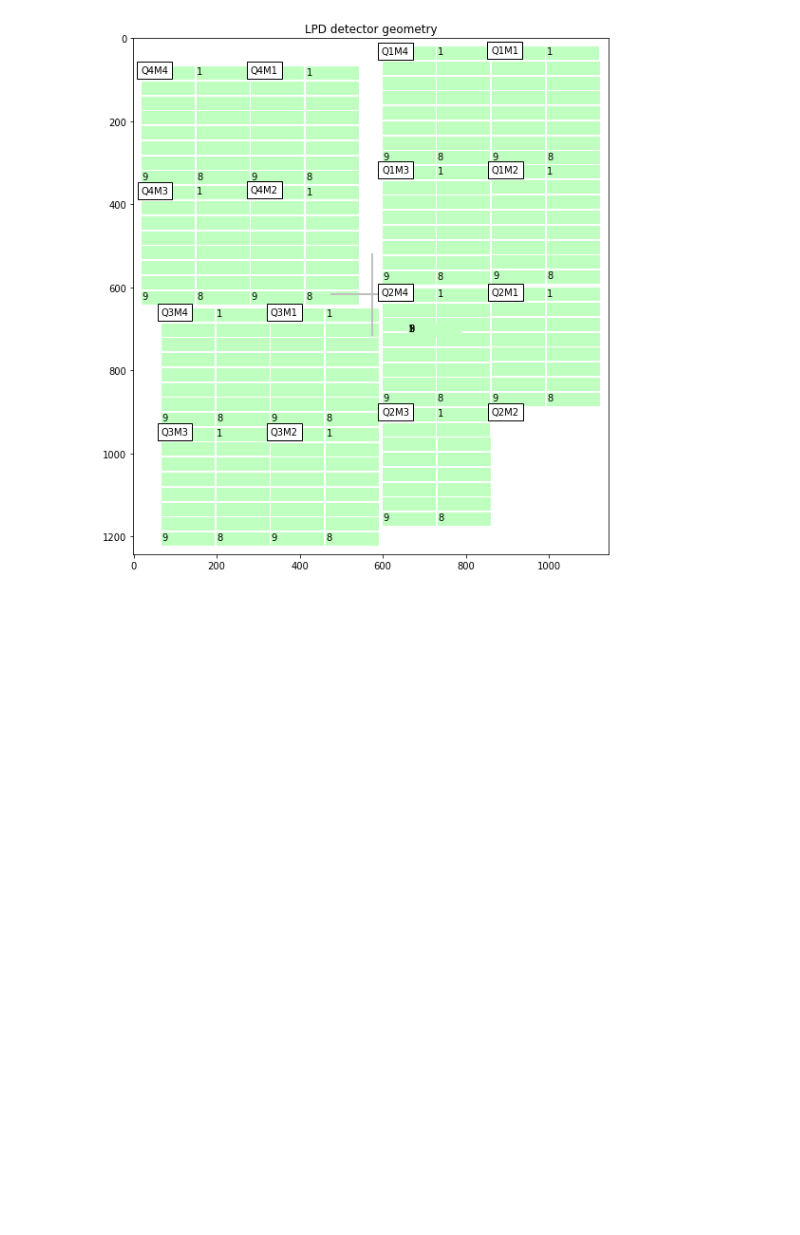
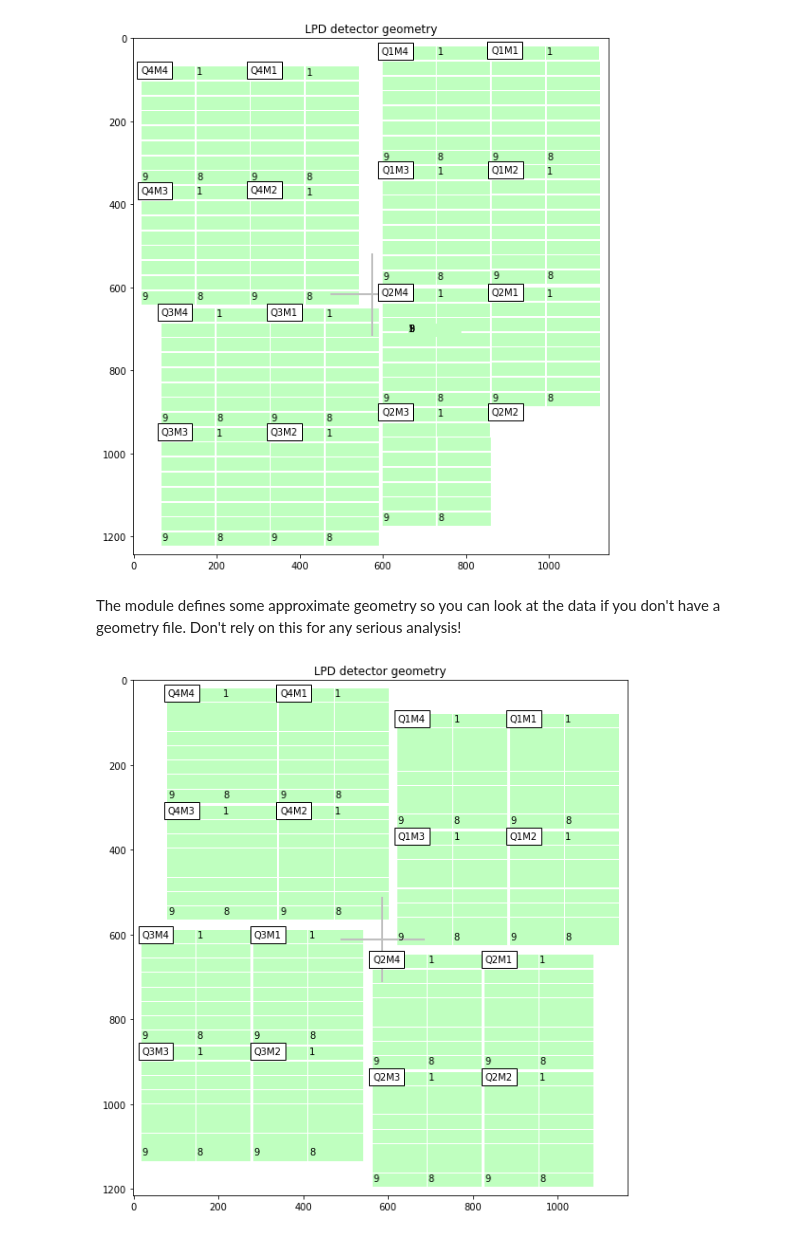
Before and after one commit to European-XFEL/karabo_data, a Jupyter notebook: Examining geometry.ipynb, the cells around one changed output. Cells and saved outputs as stored; diff of their text form; code cells hidden in the pictures; blank space fills up the shorter version.

Commit message:
Define approximate geometry for when you don't have a geometry file

```diff
--- a/Examining geometry.ipynb
+++ b/Examining geometry.ipynb
@@ -15,3 +15,9 @@ with h5py.File('lpd_mar_18.h5', 'r') as f:
 geom.inspect()
 # %% [output]
 [figure]
+# %% [markdown]
+The module defines some approximate geometry so you can look at the data if you don't have a geometry file. Don't rely on this for any serious analysis!
+# %%
+LPDGeometry.approximate().inspect()
+# %% [output]
+[figure, added]
```
Also changed, not shown: 1 other file.
